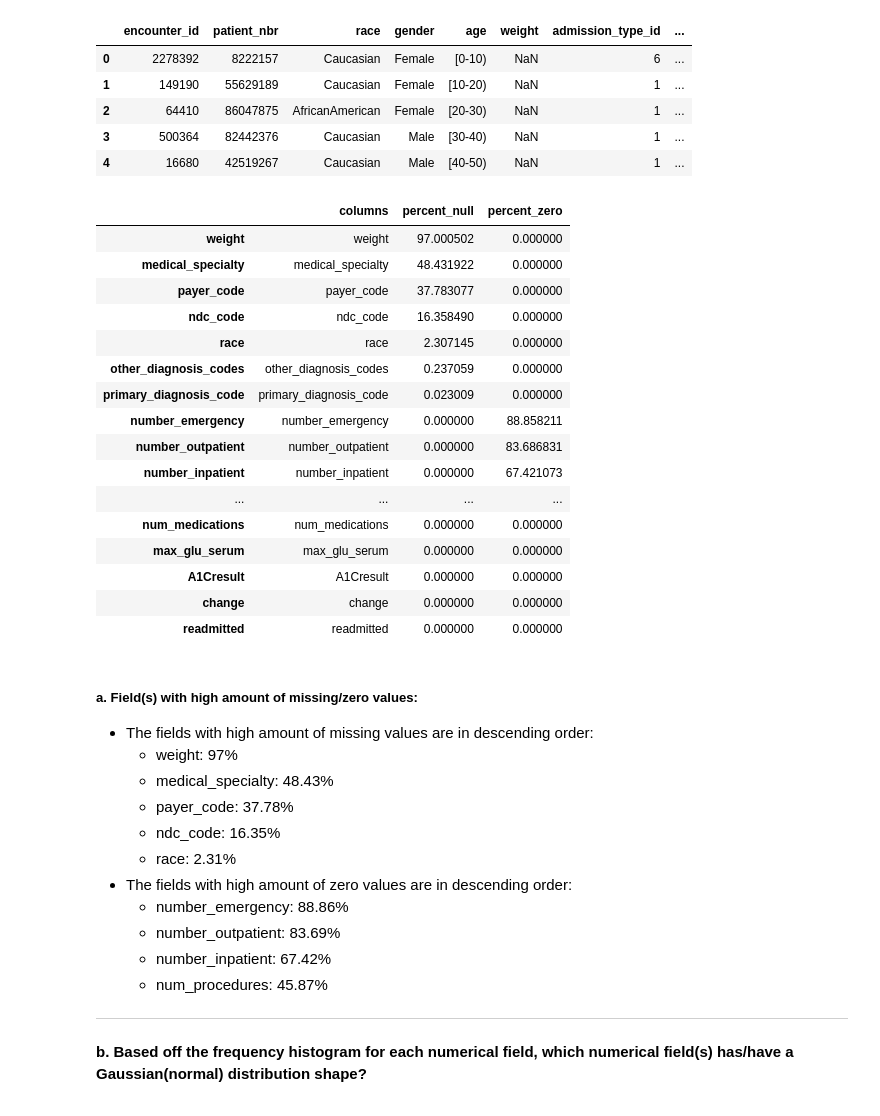
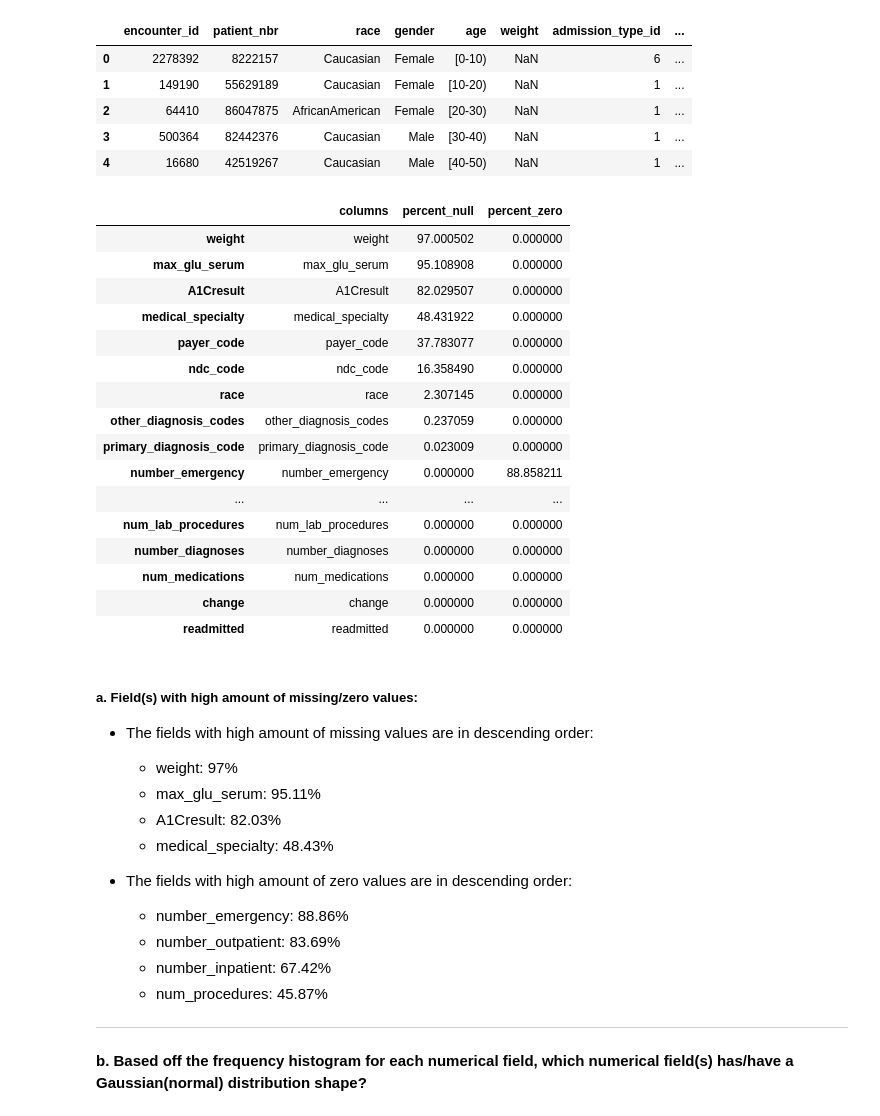
Before and after one commit to pdagger/AI_Healthcare_Projects, a Jupyter notebook: Patient_Selection_for_Diabetes_Drug/starter_code/student_project.ipynb, the cells around one changed output. Saved outputs shown, nothing was run; the diff lists cells and outputs as text; code cells hidden in the pictures.

```diff
--- a/Patient_Selection_for_Diabetes_Drug/starter_code/student_project.ipynb
+++ b/Patient_Selection_for_Diabetes_Drug/starter_code/student_project.ipynb
@@ -160,16 +160,18 @@ df.head()
 # %%
 def check_null_values(df):
     null_df = pd.DataFrame({'columns': df.columns, \
-                            'percent_null': df.isnull().sum() / len(df) * 100, \
+                            'percent_null': (df.isnull().sum() + df.isin(['None']).sum()) / len(df) * 100, \
                             'percent_zero': df.isin([0]).sum() / len(df) * 100
                            })
 
     return null_df.sort_values(['percent_null', 'percent_zero'], ascending=False)
 
 check_null_values(df)
 # %% [output]
 |  | columns | percent_null | percent_zero |
 | weight | weight | 97.000502 | 0.000000 |
+| max_glu_serum | max_glu_serum | 95.108908 | 0.000000 |
+| A1Cresult | A1Cresult | 82.029507 | 0.000000 |
 | medical_specialty | medical_specialty | 48.431922 | 0.000000 |
 | payer_code | payer_code | 37.783077 | 0.000000 |
 | ndc_code | ndc_code | 16.358490 | 0.000000 |
@@ -177,22 +179,20 @@ check_null_values(df)
 | other_diagnosis_codes | other_diagnosis_codes | 0.237059 | 0.000000 |
 | primary_diagnosis_code | primary_diagnosis_code | 0.023009 | 0.000000 |
 | number_emergency | number_emergency | 0.000000 | 88.858211 |
-| number_outpatient | number_outpatient | 0.000000 | 83.686831 |
-| number_inpatient | number_inpatient | 0.000000 | 67.421073 |
 | ... | ... | ... | ... |
+| num_lab_procedures | num_lab_procedures | 0.000000 | 0.000000 |
+| number_diagnoses | number_diagnoses | 0.000000 | 0.000000 |
 | num_medications | num_medications | 0.000000 | 0.000000 |
-| max_glu_serum | max_glu_serum | 0.000000 | 0.000000 |
-| A1Cresult | A1Cresult | 0.000000 | 0.000000 |
 | change | change | 0.000000 | 0.000000 |
 | readmitted | readmitted | 0.000000 | 0.000000 |
 # %% [markdown]
 ##### a. Field(s) with high amount of missing/zero values:
 * The fields with high amount of missing values are in descending order:
     - weight: 97%
+    - max_glu_serum: 95.11%
+    - A1Cresult: 82.03%
     - medical_specialty: 48.43%
-    - payer_code: 37.78%
-    - ndc_code: 16.35%
-    - race: 2.31%
+
 * The fields with high amount of zero values are in descending order:
     - number_emergency: 88.86%
     - number_outpatient: 83.69%
```
Also changed, not shown: parts of 5 cells of this notebook.
